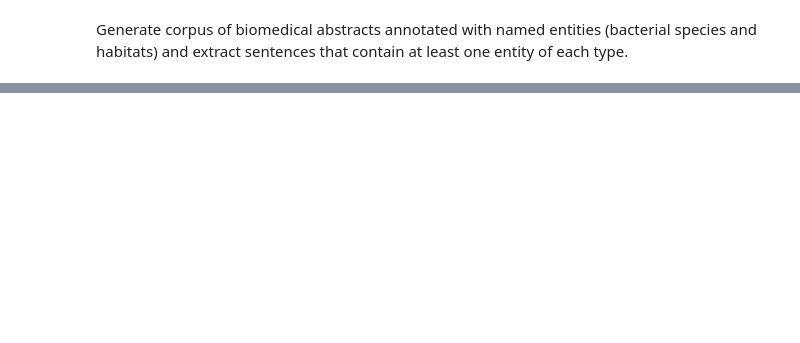
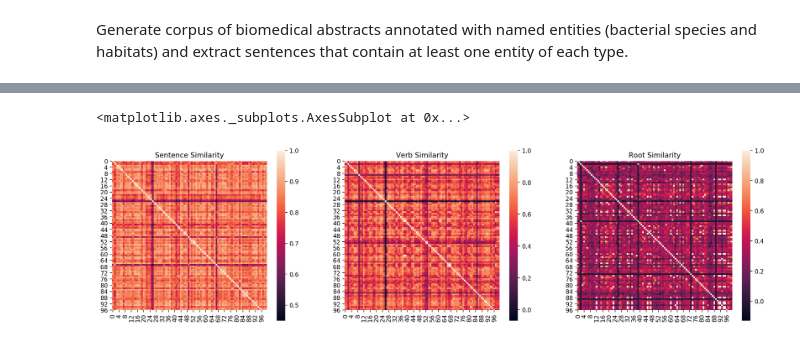
Before and after one commit to MAyars7/penemuu, a Jupyter notebook: penemuu_exploratory_verb_patterns.ipynb, the cells around one changed output, grey strips where cells are left out. Saved outputs shown, nothing was run; the diff lists cells and outputs as text; code cells hidden in the pictures; blank space fills up the shorter version.

```diff
--- a/penemuu_exploratory_verb_patterns.ipynb
+++ b/penemuu_exploratory_verb_patterns.ipynb
@@ -328,0 +325,17 @@ displacy.render(test_sent)
+# %%
+fig = plt.figure(figsize = (20,20))
+ax1 = fig.add_subplot(3, 3, 1) # row, column, position
+ax2 = fig.add_subplot(3, 3, 2)
+ax3 = fig.add_subplot(3, 3, 3)
+
+ax1.set_title('Sentence Similarity')
+sns.heatmap(data=sent_sim_array, ax=ax1, square=True,  cbar_kws={'shrink': .9})
+
+ax2.set_title('Verb Similarity')
+sns.heatmap(data=verb_sim_array, ax=ax2, square=True,  cbar_kws={'shrink': .9})
+
+ax3.set_title('Root Similarity')
+sns.heatmap(data=root_sim_array, ax=ax3, square=True,  cbar_kws={'shrink': .9})
+# %% [output]
+<matplotlib.axes._subplots.AxesSubplot at 0x...>
+[figure, added]
```
Also changed, not shown: parts of 32 cells of this notebook.
